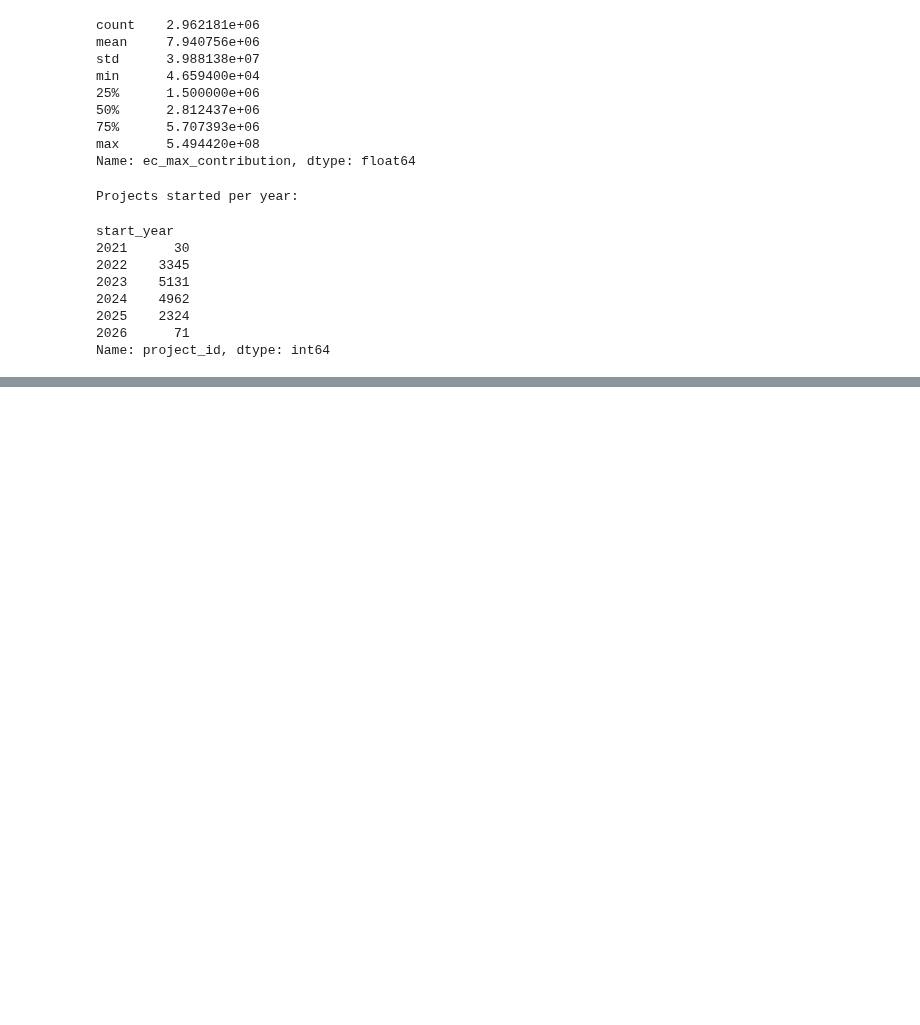
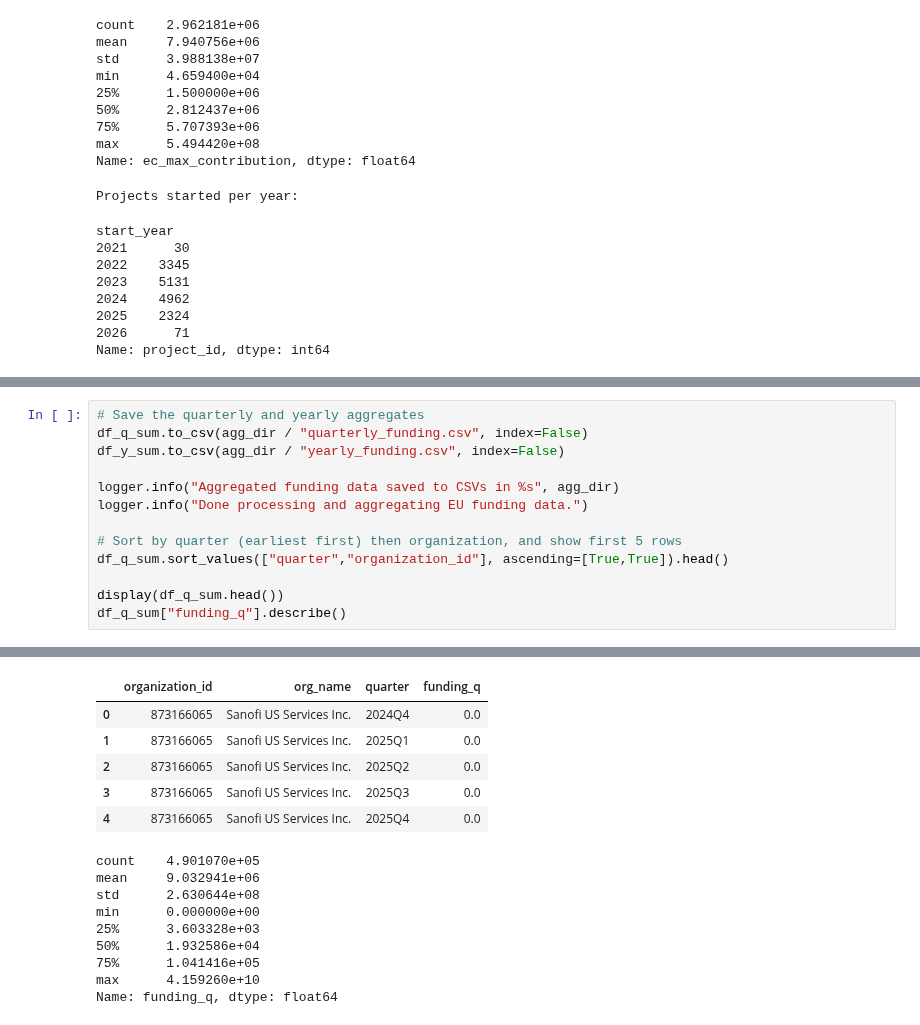
Before and after one commit to sulikismaylovv/EU_Horizon_Dashboard, a Jupyter notebook: notebooks/02_funding_analysis.ipynb, the cells around one changed output, grey strips where cells are left out. Cells and saved outputs as stored; diff of their text form; blank space fills up the shorter version.

```diff
--- a/notebooks/02_funding_analysis.ipynb
+++ b/notebooks/02_funding_analysis.ipynb
@@ -349,0 +440,14 @@ print(df_y_sum.head())
+# %%
+# Save the quarterly and yearly aggregates
+df_q_sum.to_csv(agg_dir / "quarterly_funding.csv", index=False)
+df_y_sum.to_csv(agg_dir / "yearly_funding.csv", index=False)
+
+logger.info("Aggregated funding data saved to CSVs in %s", agg_dir)
+logger.info("Done processing and aggregating EU funding data.")
+
+# Sort by quarter (earliest first) then organization, and show first 5 rows
+df_q_sum.sort_values(["quarter","organization_id"], ascending=[True,True]).head()
+
+display(df_q_sum.head())
+df_q_sum["funding_q"].describe()
+# %% [output]
@@ -349,0 +456,15 @@ print(df_y_sum.head())
+|  | organization_id | org_name | quarter | funding_q |
+| 0 | 873166065 | Sanofi US Services Inc. | 2024Q4 | 0.0 |
+| 1 | 873166065 | Sanofi US Services Inc. | 2025Q1 | 0.0 |
+| 2 | 873166065 | Sanofi US Services Inc. | 2025Q2 | 0.0 |
+| 3 | 873166065 | Sanofi US Services Inc. | 2025Q3 | 0.0 |
+| 4 | 873166065 | Sanofi US Services Inc. | 2025Q4 | 0.0 |
+count    4.901070e+05
+mean     9.032941e+06
+std      2.630644e+08
+min      0.000000e+00
+25%      3.603328e+03
+50%      1.932586e+04
+75%      1.041416e+05
+max      4.159260e+10
+Name: funding_q, dtype: float64
```
Also changed, not shown: parts of 8 cells of this notebook.
